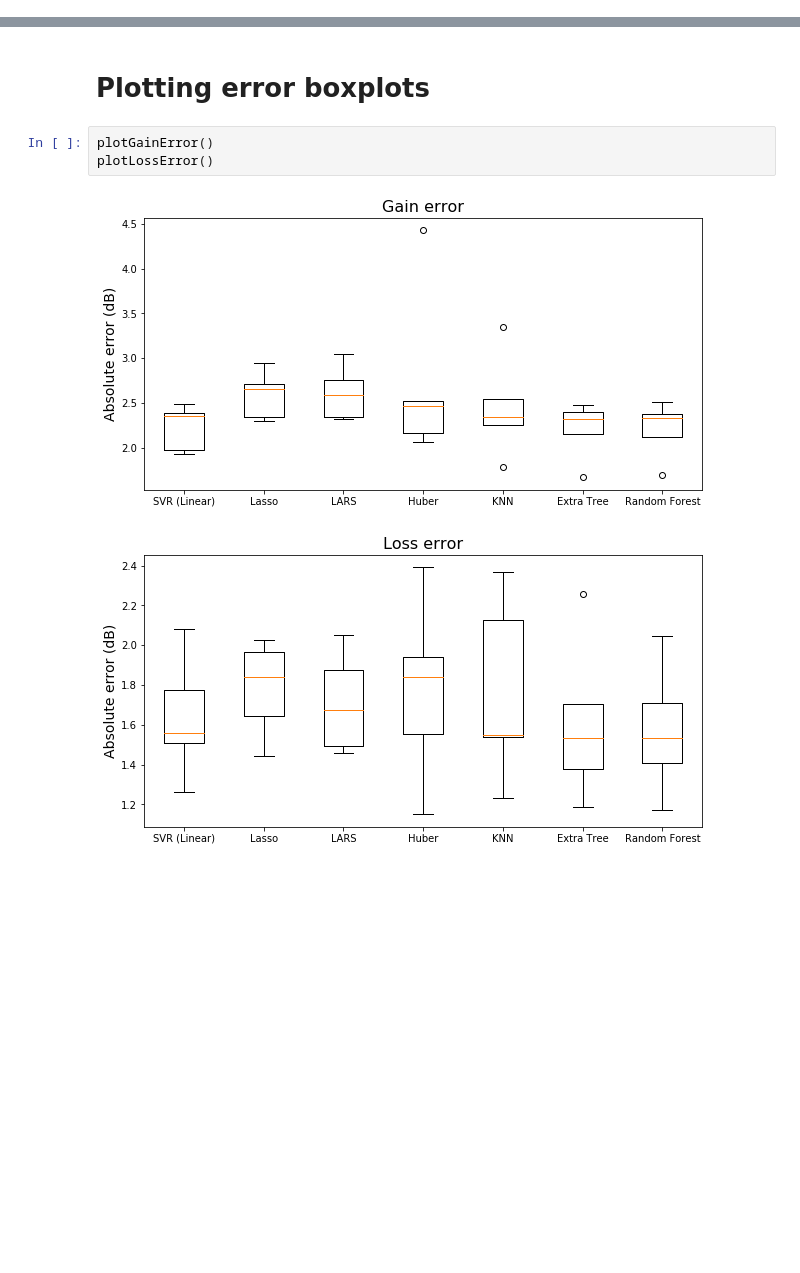
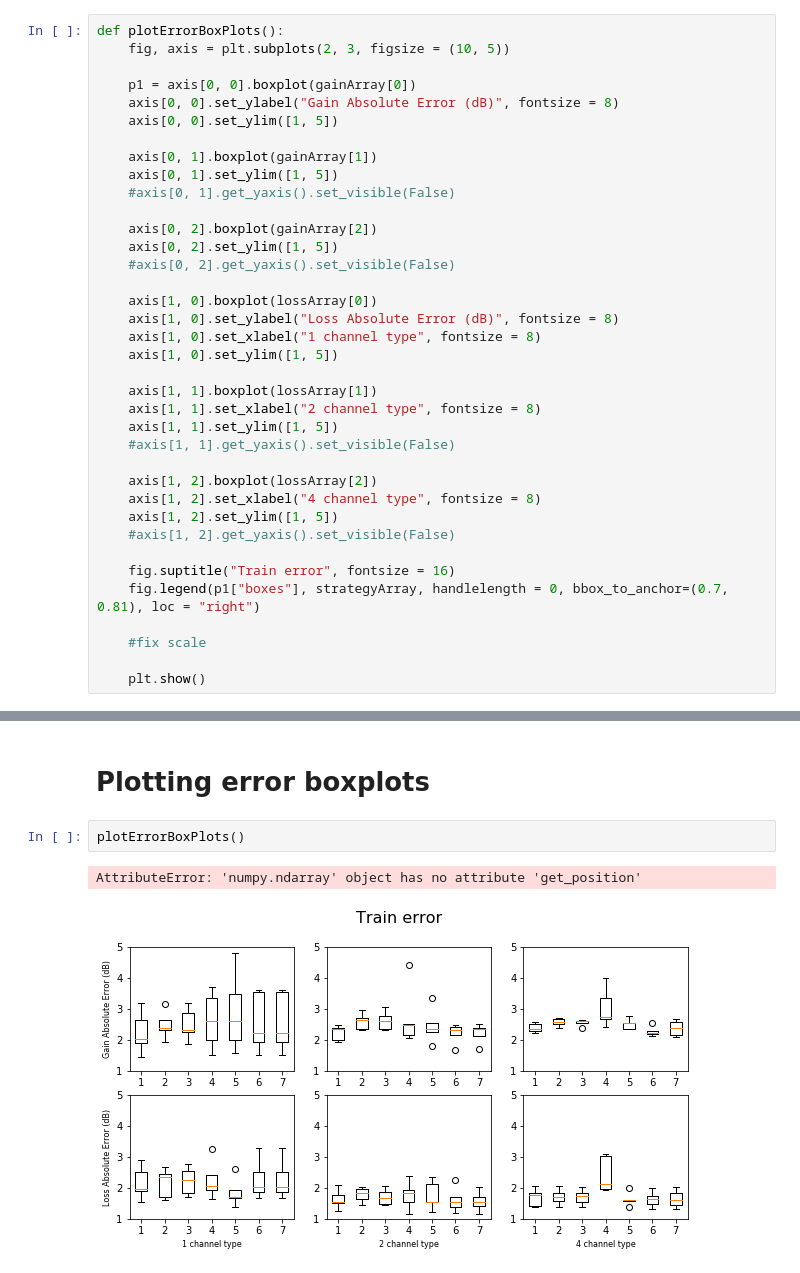
Before and after one commit to Leandro97/ACOPResults, a Jupyter notebook: Channel analysis/2amps/ACOPRegressor.ipynb, the cells around one changed output, grey strips where cells are left out. Drawn from its saved outputs; the diff is of its cells as text; blank space fills up the shorter version.

Commit message:
Adding 3x3 boxplot grid
Signed-off-by: leandro97 <leandro97.martins@gmail.com>

```diff
--- a/Channel analysis/2amps/ACOPRegressor.ipynb
+++ b/Channel analysis/2amps/ACOPRegressor.ipynb
@@ -176,0 +168,37 @@ def plotLossError():
+# %%
+def plotErrorBoxPlots():
+    fig, axis = plt.subplots(2, 3, figsize = (10, 5))
+
+    p1 = axis[0, 0].boxplot(gainArray[0])
+    axis[0, 0].set_ylabel("Gain Absolute Error (dB)", fontsize = 8)
+    axis[0, 0].set_ylim([1, 5])
+
+    axis[0, 1].boxplot(gainArray[1])
+    axis[0, 1].set_ylim([1, 5])
+    #axis[0, 1].get_yaxis().set_visible(False)
+
+    axis[0, 2].boxplot(gainArray[2])
+    axis[0, 2].set_ylim([1, 5])
+    #axis[0, 2].get_yaxis().set_visible(False)
+
+    axis[1, 0].boxplot(lossArray[0])
+    axis[1, 0].set_ylabel("Loss Absolute Error (dB)", fontsize = 8)
+    axis[1, 0].set_xlabel("1 channel type", fontsize = 8)
+    axis[1, 0].set_ylim([1, 5])
+
+    axis[1, 1].boxplot(lossArray[1])
+    axis[1, 1].set_xlabel("2 channel type", fontsize = 8)
+    axis[1, 1].set_ylim([1, 5])
+    #axis[1, 1].get_yaxis().set_visible(False)
+
+    axis[1, 2].boxplot(lossArray[2])
+    axis[1, 2].set_xlabel("4 channel type", fontsize = 8)
+    axis[1, 2].set_ylim([1, 5])
+    #axis[1, 2].get_yaxis().set_visible(False)
+
+    fig.suptitle("Train error", fontsize = 16)
+    fig.legend(p1["boxes"], strategyArray, handlelength = 0, bbox_to_anchor=(0.7, 0.81), loc = "right")
+
+    #fix scale
+
+    plt.show()
@@ -319,8 +351,7 @@ plotLossDistribution(randomForest)
 # %% [markdown]
 # Plotting error boxplots
-# %%
-plotGainError()
-plotLossError()
-# %% [output]
-[figure, removed]
-[figure, removed]
+# %%
+plotErrorBoxPlots()
+# %% [output]
+AttributeError: 'numpy.ndarray' object has no attribute 'get_position'
+[figure, added]
```
Also changed, not shown: parts of 17 cells of this notebook, 39 other files.
